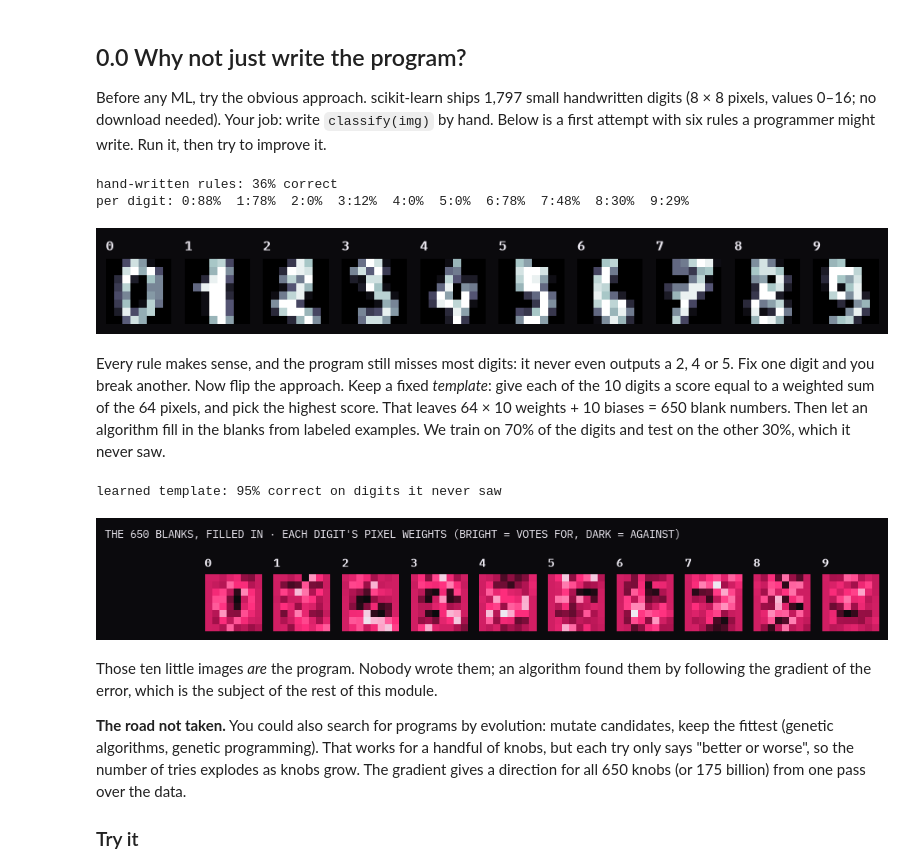
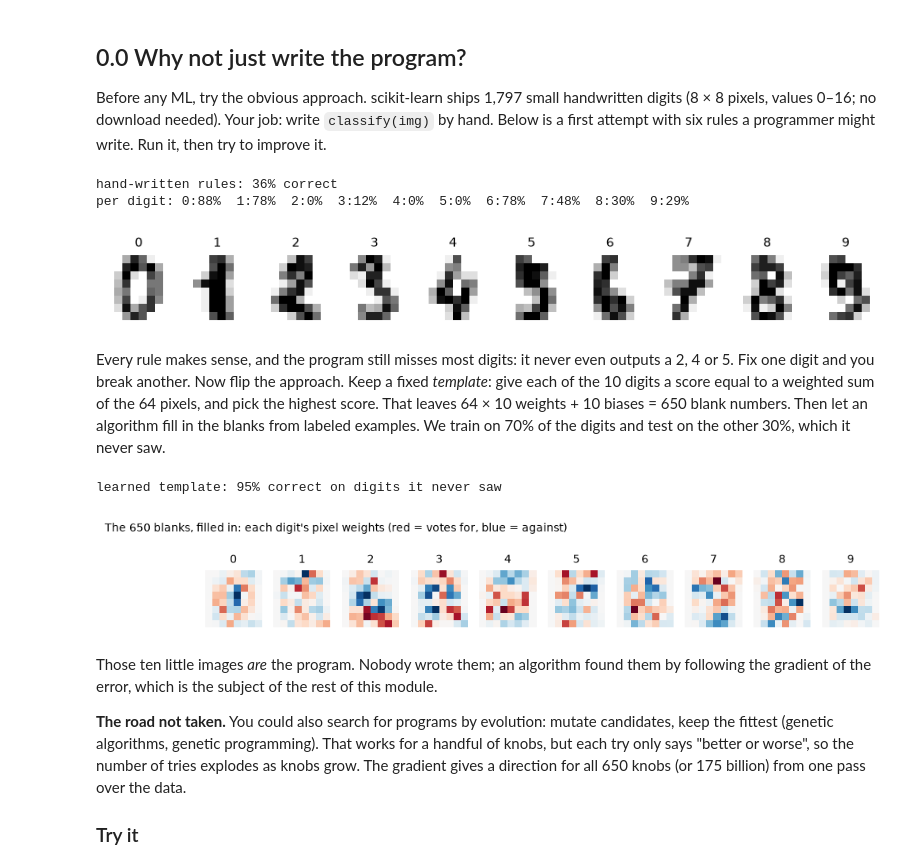
Before and after one commit to alvin-c-shih/baseline, a Jupyter notebook: course/notebooks/00_the_loop.ipynb, the cells around one changed output. Cells and saved outputs as stored; diff of their text form; code cells hidden in the pictures.

```diff
--- a/course/notebooks/00_the_loop.ipynb
+++ b/course/notebooks/00_the_loop.ipynb
@@ -62,7 +62,7 @@ imgs, labels = digits.images, digits.target
 
 fig, axes = plt.subplots(1, 10, figsize=(10, 1.3))
 for d, ax in enumerate(axes):
-    ax.imshow(imgs[np.where(labels == d)[0][0]], cmap='bone'); ax.set_title(str(d), fontsize=9); ax.axis('off')
+    ax.imshow(imgs[np.where(labels == d)[0][0]], cmap='gray_r'); ax.set_title(str(d), fontsize=9); ax.axis('off')
 
 def classify(img):
     """Hand-written rules. Each one is reasonable; together they still fail."""
@@ -83,25 +83,25 @@ print('per digit:', '  '.join(f'{d}:{(rule_pred[labels == d] == d).mean():.0%}'
 # %% [output]
 hand-written rules: 36% correct
 per digit: 0:88%  1:78%  2:0%  3:12%  4:0%  5:0%  6:78%  7:48%  8:30%  9:29%
-[figure, old version]
+[figure, new version]
 # %% [markdown]
 Every rule makes sense, and the program still misses most digits: it never even outputs a 2, 4 or 5. Fix one digit and you break another. Now flip the approach. Keep a fixed *template*: give each of the 10 digits a score equal to a weighted sum of the 64 pixels, and pick the highest score. That leaves 64 × 10 weights + 10 biases = 650 blank numbers. Then let an algorithm fill in the blanks from labeled examples. We train on 70% of the digits and test on the other 30%, which it never saw.
 # %%
 from sklearn.linear_model import LogisticRegression
 from sklearn.model_selection import train_test_split
 Xtr, Xte, ytr, yte = train_test_split(imgs.reshape(len(imgs), -1), labels, test_size=0.3, random_state=0)
 learned = LogisticRegression(max_iter=2000).fit(Xtr, ytr)
 print(f'learned template: {learned.score(Xte, yte):.0%} correct on digits it never saw')
 
 fig, axes = plt.subplots(1, 10, figsize=(10, 1.6))
 for d, ax in enumerate(axes):
     w = learned.coef_[d].reshape(8, 8); lim = np.abs(w).max()
-    ax.imshow(w, cmap='baseline', vmin=-lim, vmax=lim); ax.set_title(str(d), fontsize=9); ax.axis('off')
-fig.suptitle("THE 650 BLANKS, FILLED IN · EACH DIGIT'S PIXEL WEIGHTS (BRIGHT = VOTES FOR, DARK = AGAINST)",
-             x=0.01, y=1.04, ha='left', fontsize=9, color=BONE);
+    ax.imshow(w, cmap='RdBu_r', vmin=-lim, vmax=lim); ax.set_title(str(d), fontsize=9); ax.axis('off')
+fig.suptitle("The 650 blanks, filled in: each digit's pixel weights (red = votes for, blue = against)",
+             x=0.01, y=1.04, ha='left', fontsize=9);
 # %% [output]
 learned template: 95% correct on digits it never saw
-[figure, old version]
+[figure, new version]
 # %% [markdown]
 Those ten little images *are* the program. Nobody wrote them; an algorithm found them by following the gradient of the error, which is the subject of the rest of this module.
 
```
Also changed, not shown: parts of 5 cells of this notebook, 14 other files.
